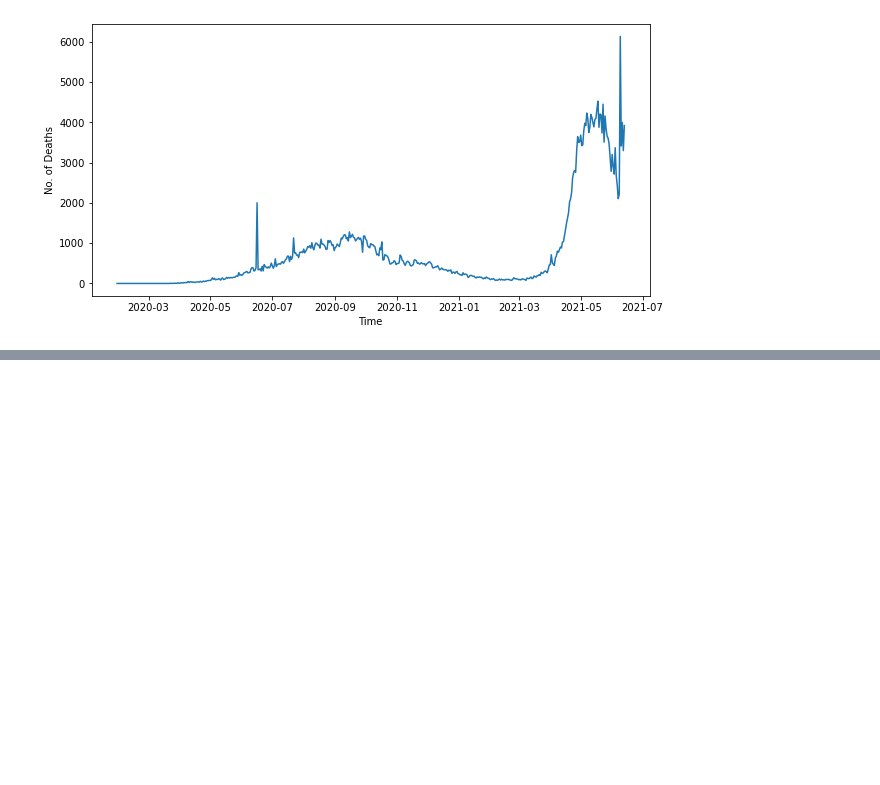
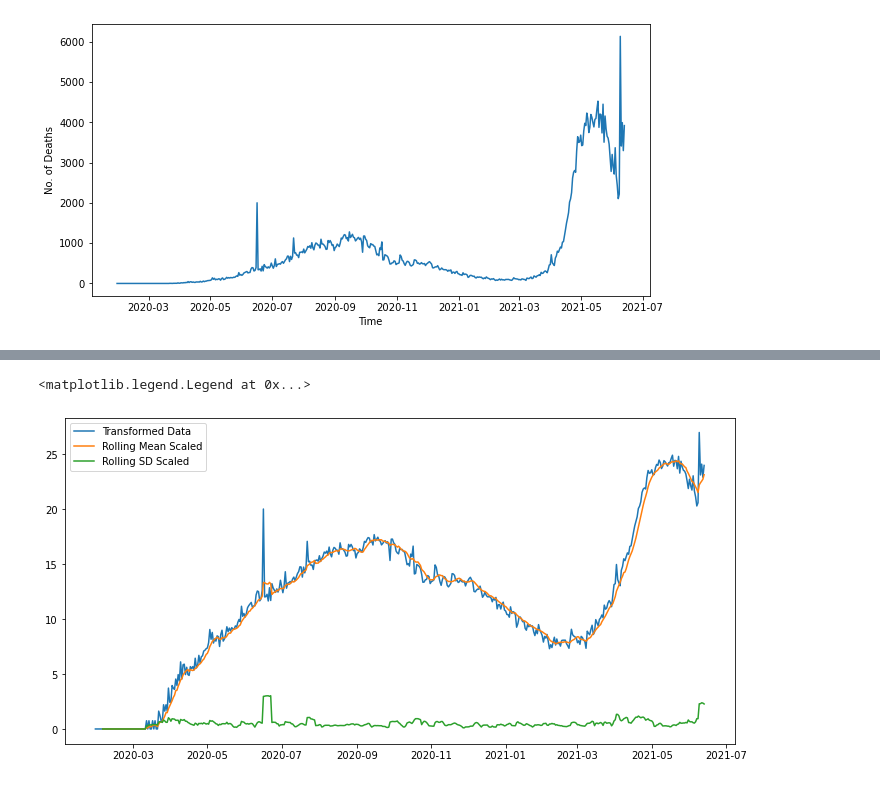
Before and after one commit to sign4git/ml, a Jupyter notebook: covidprediction.ipynb, the cells around one changed output, grey strips where cells are left out. Cells and saved outputs as stored; diff of their text form; code cells hidden in the pictures; blank space fills up the shorter version.

```diff
--- a/covidprediction.ipynb
+++ b/covidprediction.ipynb
@@ -85,0 +77,6 @@ df
+# %%
+from scipy.stats import yeojohnson
+transformed_data=yeojohnson(df)
+# %%
+scaled_df=pd.DataFrame(index=df.index)
+scaled_df["Deaths"]=transformed_data[0]
@@ -85,0 +100,12 @@ df
+# %%
+scaledrollingmean=scaled_df.rolling(window=7).mean()
+scaledrollingsd=scaled_df.rolling(window=7).std()
+# %%
+plt.figure(figsize=(12,6))
+original=plt.plot(scaled_df,label="Transformed Data")
+rollingmean_plot=plt.plot(scaledrollingmean,label="Rolling Mean Scaled")
+rollingsd_plot=plt.plot(scaledrollingsd,label="Rolling SD Scaled")
+plt.legend()
+# %% [output]
+<matplotlib.legend.Legend at 0x...>
+[figure, added]
```
Also changed, not shown: parts of 5 cells of this notebook.
